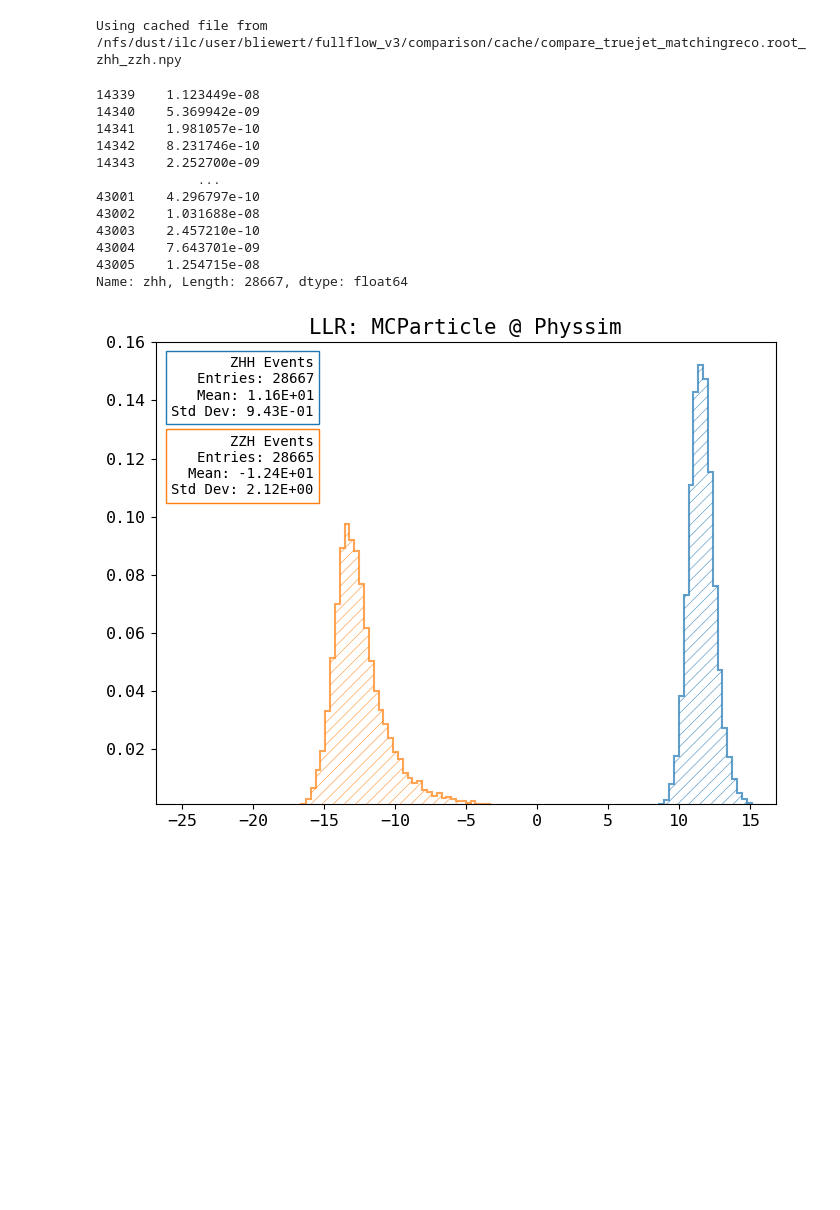
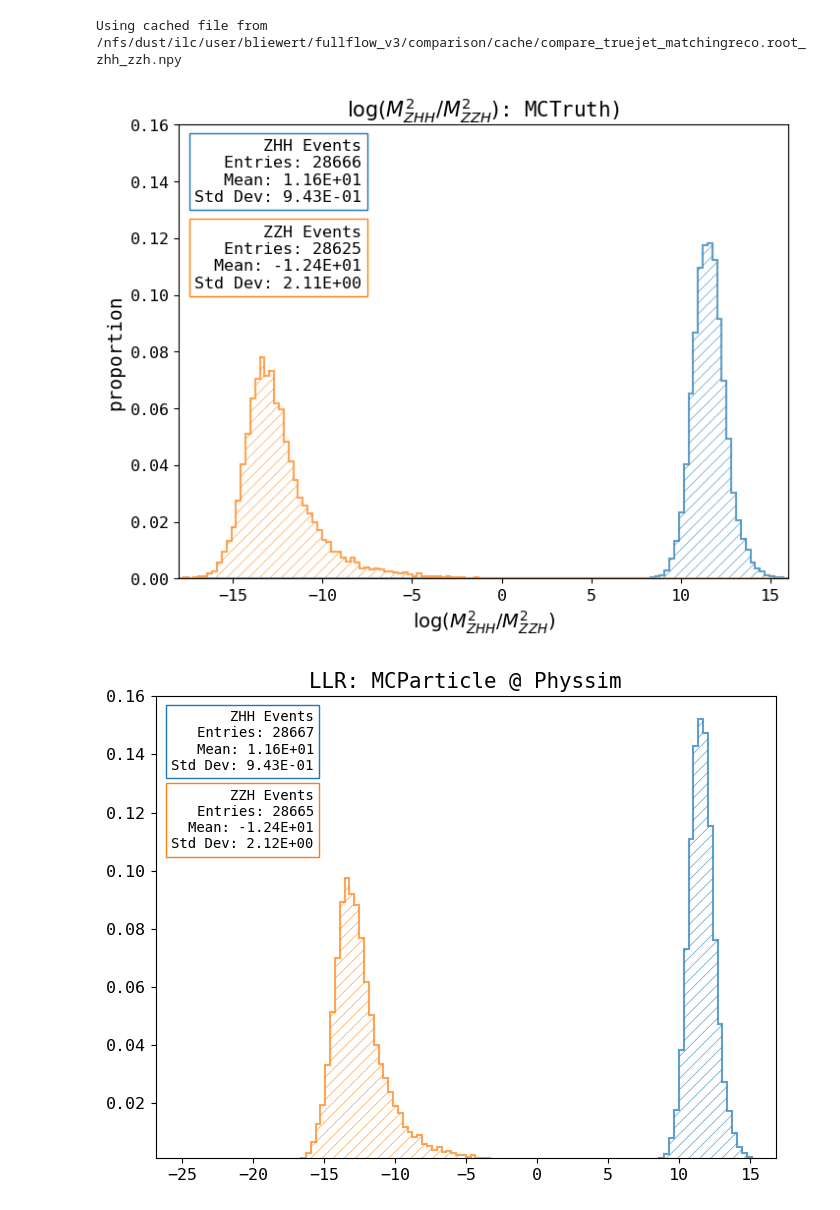
Before and after one commit to nVentis/MEM_HEP, a Jupyter notebook: notebooks/results/3_gen_level_check.ipynb, the cells around one changed output. Cells and saved outputs as stored; diff of their text form; code cells hidden in the pictures; blank space fills up the shorter version.

```diff
--- a/notebooks/results/3_gen_level_check.ipynb
+++ b/notebooks/results/3_gen_level_check.ipynb
@@ -61,21 +61,17 @@ for key, result in results.items():
     result['zzh_mem'] = finalize_mems(result['zzh'], assume_zzh=True)
     result["r"] = result["zhh_mem"]/(result["zhh_mem"] + result["zzh_mem"])
     result['is_zzh'] = np.logical_not(result['is_zhh'])
-# %%
-results['zhh']['zhh']
-# %% [output]
-14339    1.123449e-08
-14340    5.369942e-09
-14341    1.981057e-10
-14342    8.231746e-10
-14343    2.252700e-09
-             ...
-43001    4.296797e-10
-43002    1.031688e-08
-43003    2.457210e-10
-43004    7.643701e-09
-43005    1.254715e-08
-Name: zhh, Length: 28667, dtype: float64
+# %%
+llr_physsim_zhh = np.log(results['zhh']['zhh']/results['zhh']['zzh'])
+llr_physsim_zzh = np.log(results['zzh']['zhh']/results['zzh']['zzh'])
+
+fig = plot_hist({ 'ZHH Events': llr_physsim_zhh, 'ZZH Events': llr_physsim_zzh }, title=r'$\log(M_{ZHH}^2/M_{ZZH}^2)$: MCTruth)',
+                normalize=True, text_start_x= 0.3, text_spacing_y=0.19, scientific_stats=True,
+                ylim=(0, 0.16), xlim=(-18, 16), xlabel=r"$\log(M_{ZHH}^2/M_{ZZH}^2)$", ylabel="proportion");
+
+export_figures(f'{repo_dir}/notebooks/results/3_gen_level_check_llr_physsim.pdf', [fig])
+# %% [output]
+[figure, added]
 # %%
 llr_physsim_zhh = np.log(results['zhh']['zhh']/results['zhh']['zzh'])
 llr_physsim_zzh = np.log(results['zzh']['zhh']/results['zzh']['zzh'])
```
Also changed, not shown: parts of 2 cells of this notebook, 6 other files.
